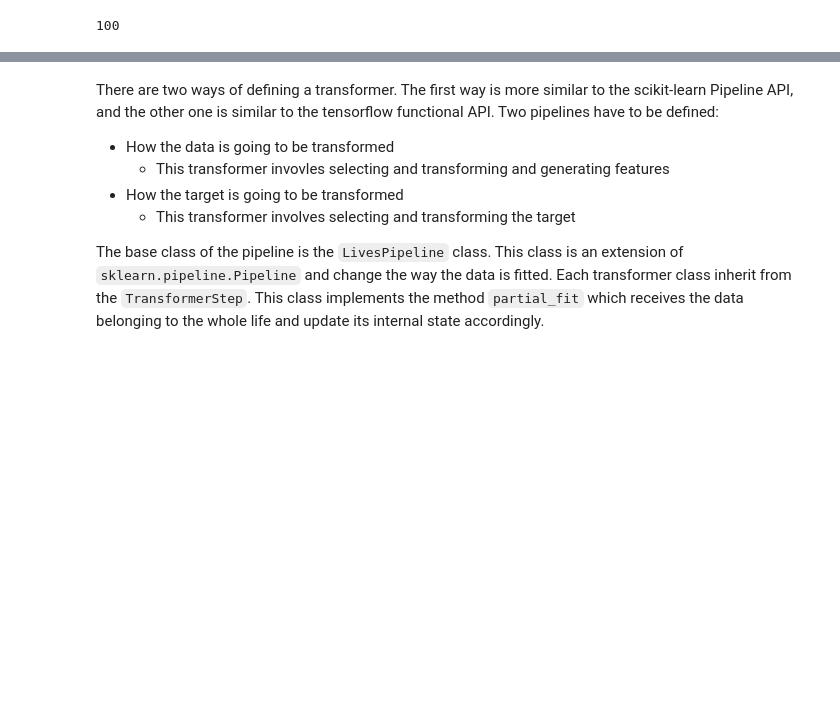
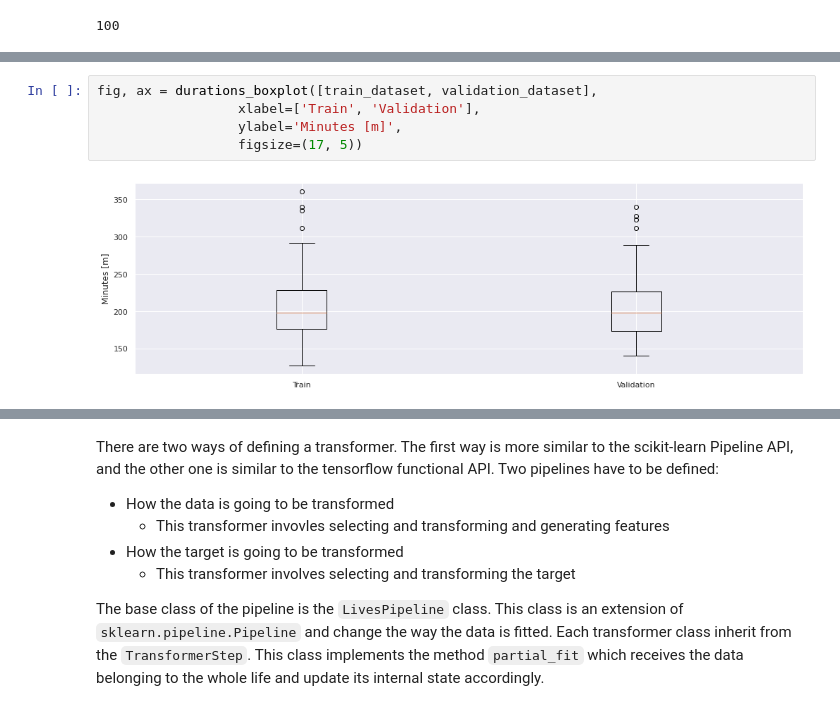
Before and after one commit to lucianolorenti/ceruleo, a Jupyter notebook: doc/examples/ExampleAircraftEngine.ipynb, the cells around one changed output, grey strips where cells are left out. Drawn from its saved outputs; the diff is of its cells as text; blank space fills up the shorter version.

```diff
--- a/doc/examples/ExampleAircraftEngine.ipynb
+++ b/doc/examples/ExampleAircraftEngine.ipynb
@@ -100,0 +109,7 @@ len(validation_dataset)
+# %%
+fig, ax = durations_boxplot([train_dataset, validation_dataset],
+                  xlabel=['Train', 'Validation'],
+                  ylabel='Minutes [m]',
+                  figsize=(17, 5))
+# %% [output]
+[figure, added]
```
Also changed, not shown: parts of 17 cells of this notebook, 11 other files.
